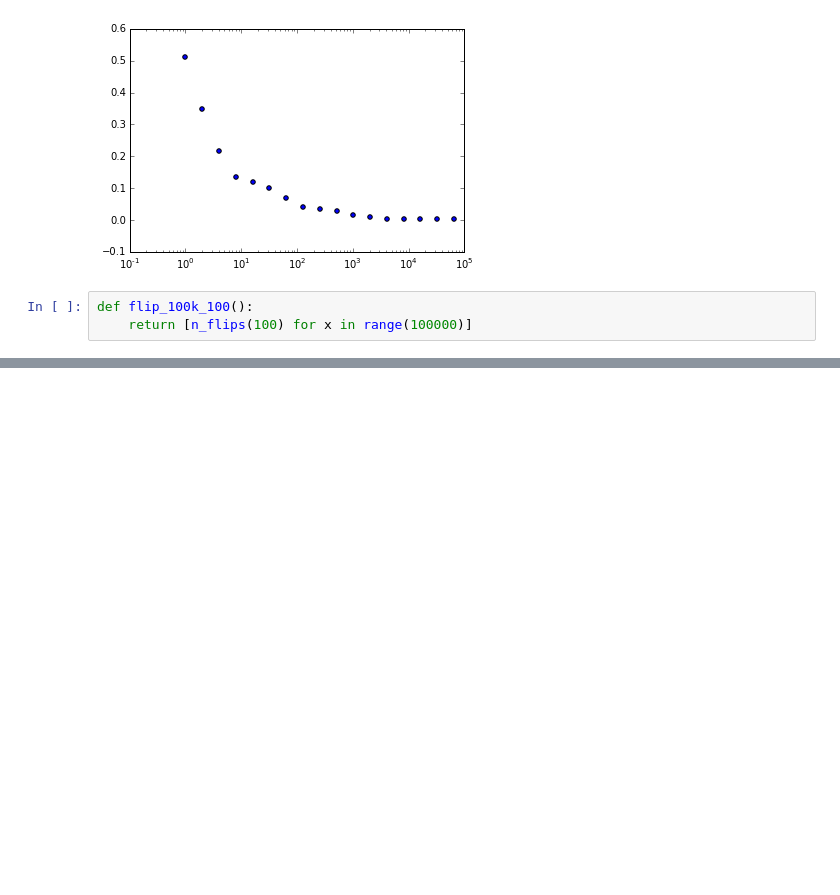
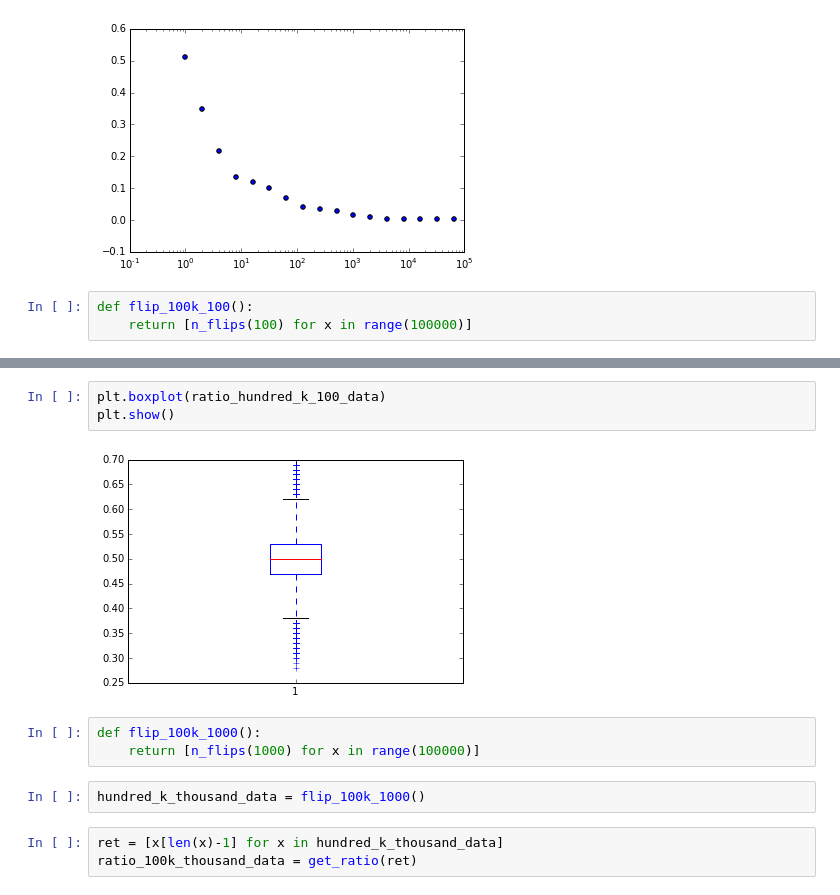
Before and after one commit to Shea-Wolfe/flipping-out, a Jupyter notebook: coin-flips.ipynb, the cells around one changed output, grey strips where cells are left out. Saved outputs shown, nothing was run; the diff lists cells and outputs as text; blank space fills up the shorter version.

```diff
--- a/coin-flips.ipynb
+++ b/coin-flips.ipynb
@@ -81,0 +96,13 @@ hundred_k_data = flip_100k_100()
+# %%
+plt.boxplot(ratio_hundred_k_100_data)
+plt.show()
+# %% [output]
+[figure, added]
+# %%
+def flip_100k_1000():
+    return [n_flips(1000) for x in range(100000)]
+# %%
+hundred_k_thousand_data = flip_100k_1000()
+# %%
+ret = [x[len(x)-1] for x in hundred_k_thousand_data]
+ratio_100k_thousand_data = get_ratio(ret)
```
Also changed, not shown: parts of 6 cells of this notebook.
